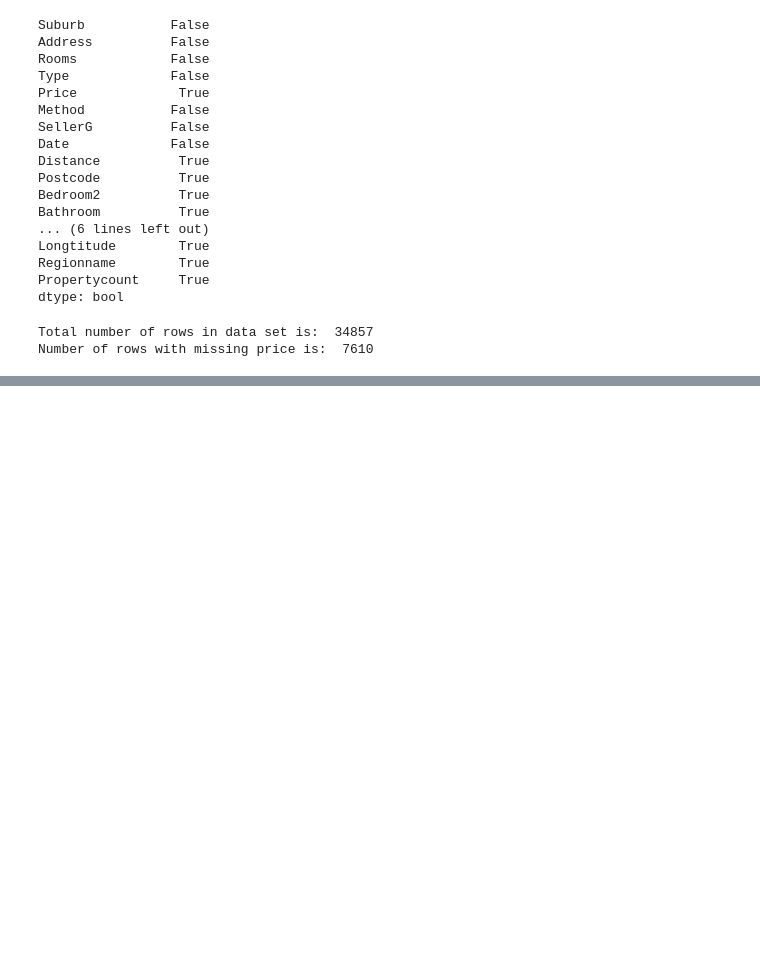
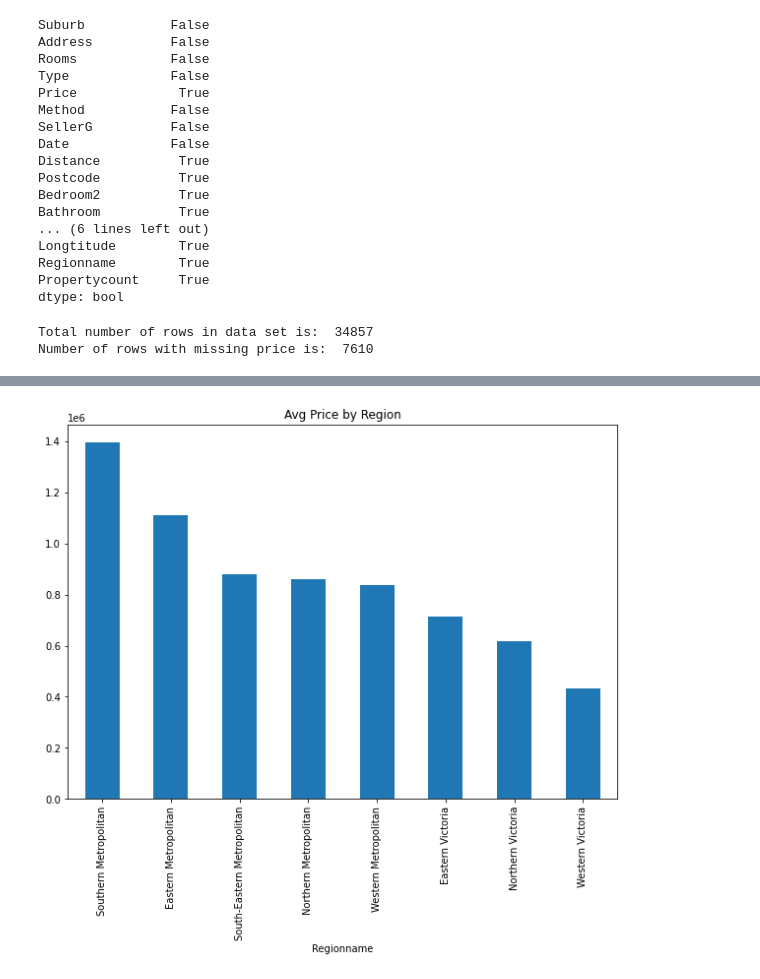
Before and after one commit to rachelkberryman/DSR_DS_Fundamental, a Jupyter notebook: ds_from_scratch/ds_from_scratch_answes.ipynb, the cells around one changed output, grey strips where cells are left out. Drawn from its saved outputs; the diff is of its cells as text; code cells hidden in the pictures; blank space fills up the shorter version.

```diff
--- a/ds_from_scratch/ds_from_scratch_answes.ipynb
+++ b/ds_from_scratch/ds_from_scratch_answes.ipynb
@@ -71,0 +278,12 @@ Number of rows with missing price is:  7610
+# %%
+import matplotlib.pyplot as plt
+
+fig, ax = plt.subplots(nrows=1, figsize=(10,7))
+
+avg_price_by_region.plot(ax=ax, kind='bar')
+
+ax.set_title('Avg Price by Region')
+
+fig;
+# %% [output]
+[figure, added]
```
Also changed, not shown: parts of 64 cells of this notebook.
